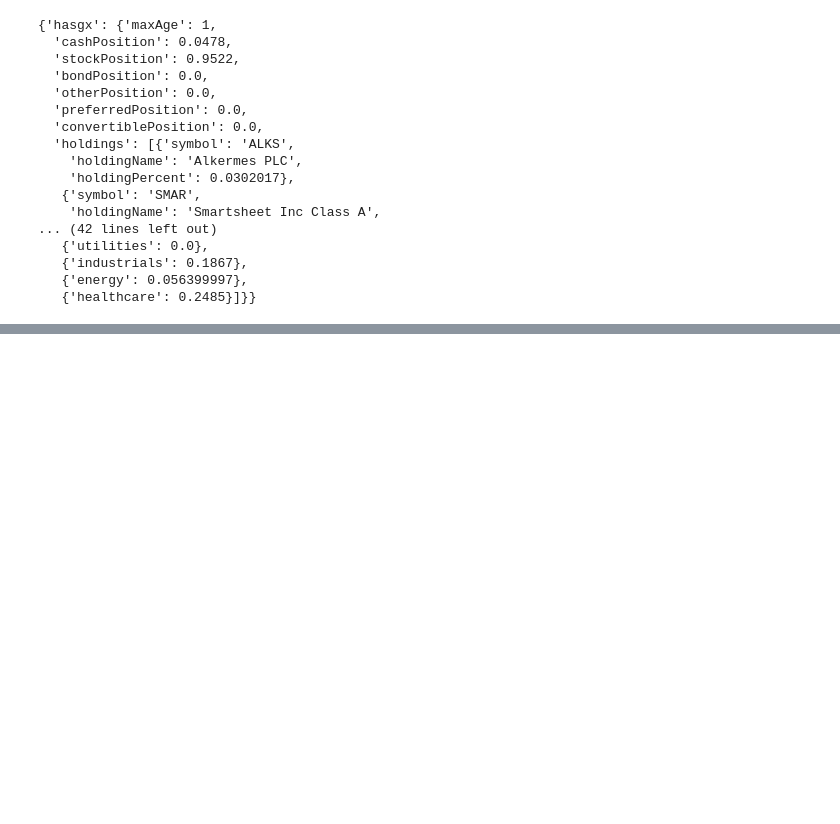
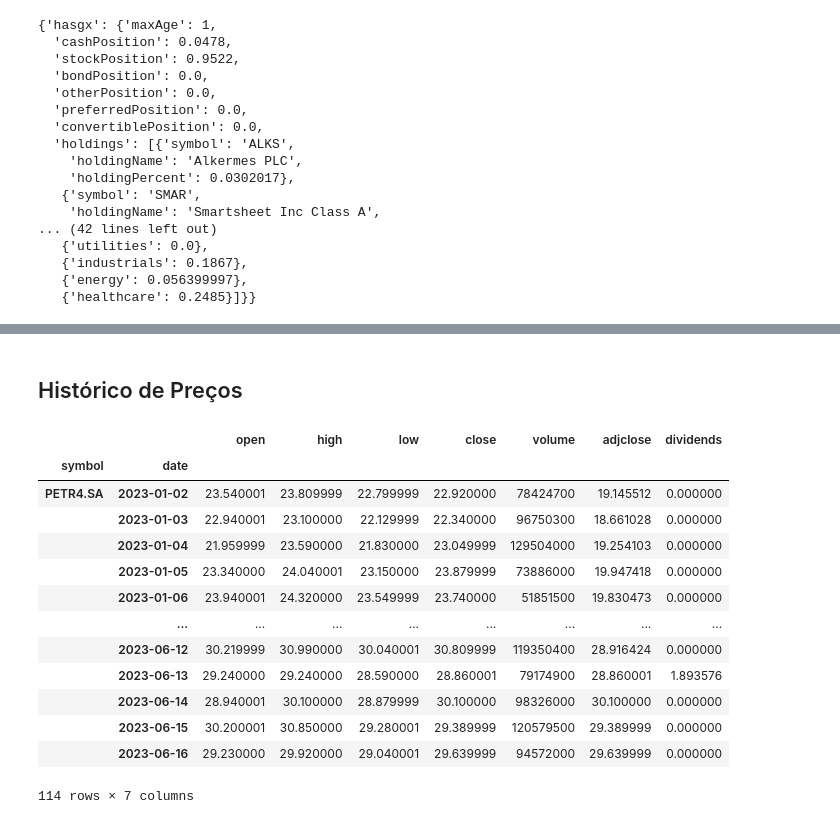
Before and after one commit to F-Neres/Python_for_Data_Science, a Jupyter notebook: Notas/Pacotes/yahooquery.ipynb, the cells around one changed output, grey strips where cells are left out. Cells and saved outputs as stored; diff of their text form; code cells hidden in the pictures; blank space fills up the shorter version.

```diff
--- a/Notas/Pacotes/yahooquery.ipynb
+++ b/Notas/Pacotes/yahooquery.ipynb
@@ -298,2 +471,19 @@ yq.Ticker('hasgx').fund_holding_info
+# %% [markdown]
+## Histórico de Preços
 # %%
-Petrobrás.
+Petrobrás.history()
+# %% [output]
+|  |  | open | high | low | close | volume | adjclose | dividends |
+| symbol | date |  |  |  |  |  |  |  |
+| PETR4.SA | 2023-01-02 | 23.540001 | 23.809999 | 22.799999 | 22.920000 | 78424700 | 19.145512 | 0.000000 |
+|  | 2023-01-03 | 22.940001 | 23.100000 | 22.129999 | 22.340000 | 96750300 | 18.661028 | 0.000000 |
+|  | 2023-01-04 | 21.959999 | 23.590000 | 21.830000 | 23.049999 | 129504000 | 19.254103 | 0.000000 |
+|  | 2023-01-05 | 23.340000 | 24.040001 | 23.150000 | 23.879999 | 73886000 | 19.947418 | 0.000000 |
+|  | 2023-01-06 | 23.940001 | 24.320000 | 23.549999 | 23.740000 | 51851500 | 19.830473 | 0.000000 |
+|  | ... | ... | ... | ... | ... | ... | ... | ... |
+|  | 2023-06-12 | 30.219999 | 30.990000 | 30.040001 | 30.809999 | 119350400 | 28.916424 | 0.000000 |
+|  | 2023-06-13 | 29.240000 | 29.240000 | 28.590000 | 28.860001 | 79174900 | 28.860001 | 1.893576 |
+|  | 2023-06-14 | 28.940001 | 30.100000 | 28.879999 | 30.100000 | 98326000 | 30.100000 | 0.000000 |
+|  | 2023-06-15 | 30.200001 | 30.850000 | 29.280001 | 29.389999 | 120579500 | 29.389999 | 0.000000 |
+|  | 2023-06-16 | 29.230000 | 29.920000 | 29.040001 | 29.639999 | 94572000 | 29.639999 | 0.000000 |
+114 rows × 7 columns
@@ -304,2 +489,0 @@ Petrobrás.
-# %% [markdown]
-<!-- Argumentos -->
```
Also changed, not shown: parts of 18 cells of this notebook.
